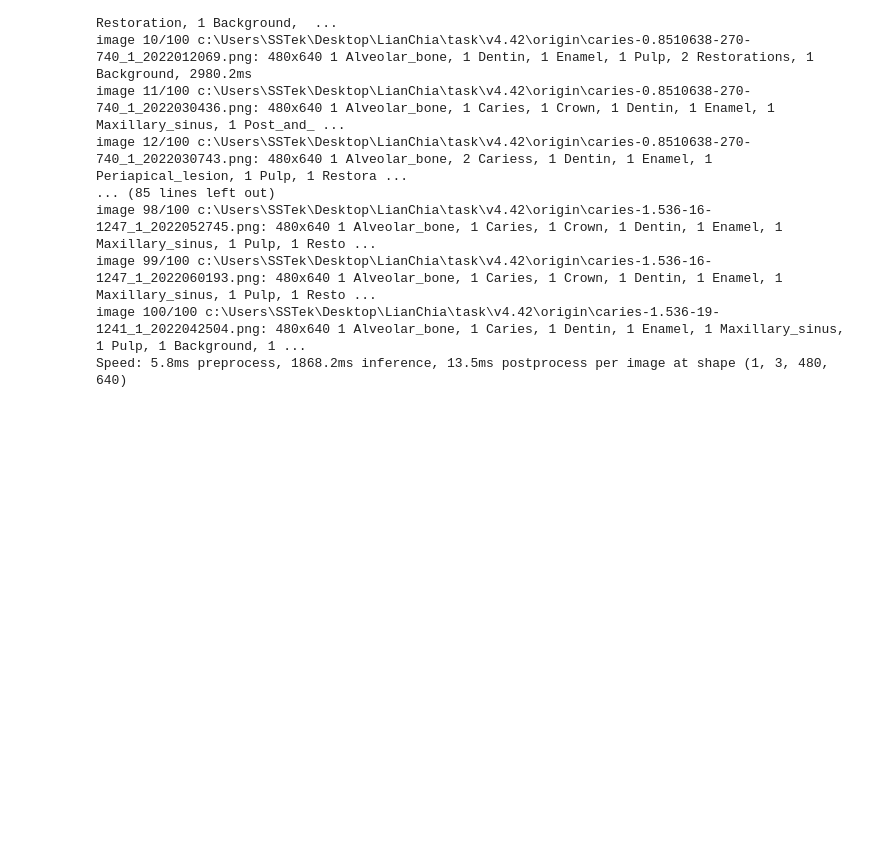
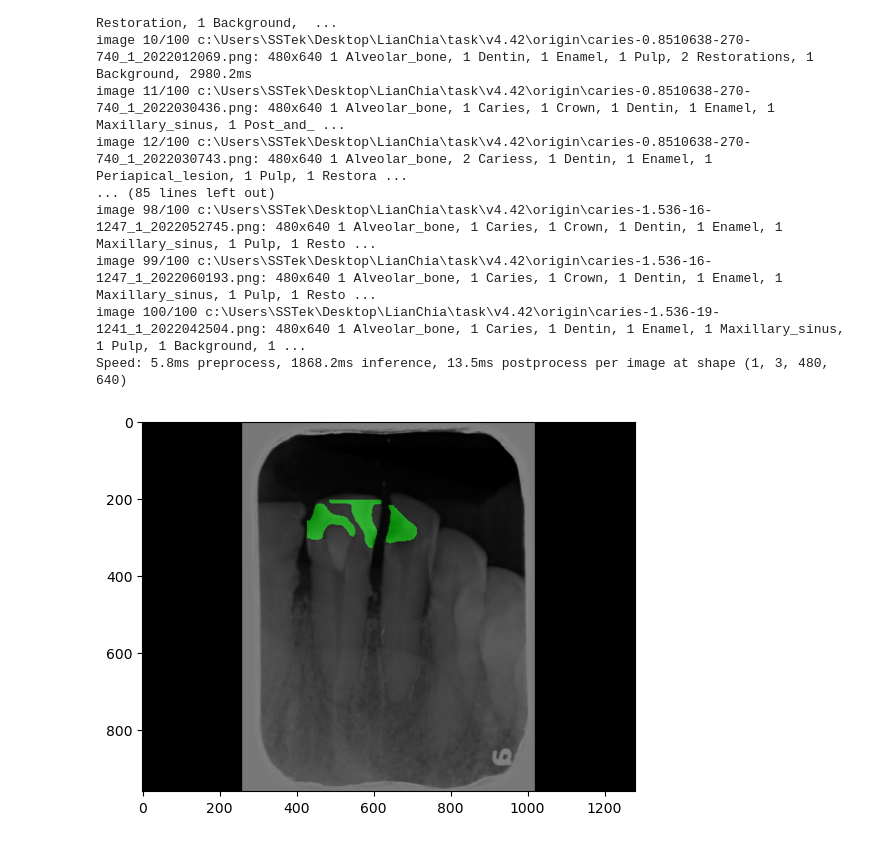
Before and after one commit to LianChia/task, a Jupyter notebook: v4.42/Dental Caries.ipynb, the cells around one changed output. Drawn from its saved outputs; the diff is of its cells as text; code cells hidden in the pictures; blank space fills up the shorter version.

```diff
--- a/v4.42/Dental Caries.ipynb
+++ b/v4.42/Dental Caries.ipynb
@@ -146,3 +155,7 @@ image 98/100 c:\Users\SSTek\Desktop\LianChia\task\v4.42\origin\caries-1.536-16-1
 image 99/100 c:\Users\SSTek\Desktop\LianChia\task\v4.42\origin\caries-1.536-16-1247_1_2022060193.png: 480x640 1 Alveolar_bone, 1 Caries, 1 Crown, 1 Dentin, 1 Enamel, 1 Maxillary_sinus, 1 Pulp, 1 Resto ...
 image 100/100 c:\Users\SSTek\Desktop\LianChia\task\v4.42\origin\caries-1.536-19-1241_1_2022042504.png: 480x640 1 Alveolar_bone, 1 Caries, 1 Dentin, 1 Enamel, 1 Maxillary_sinus, 1 Pulp, 1 Background, 1 ...
 Speed: 5.8ms preprocess, 1868.2ms inference, 13.5ms postprocess per image at shape (1, 3, 480, 640)
+# %%
+show_img_by_path('result\caries-0.6741573-260-760_1_2022052768.png')
+# %% [output]
+[figure, added]
```
Also changed, not shown: parts of 1 cell of this notebook.
